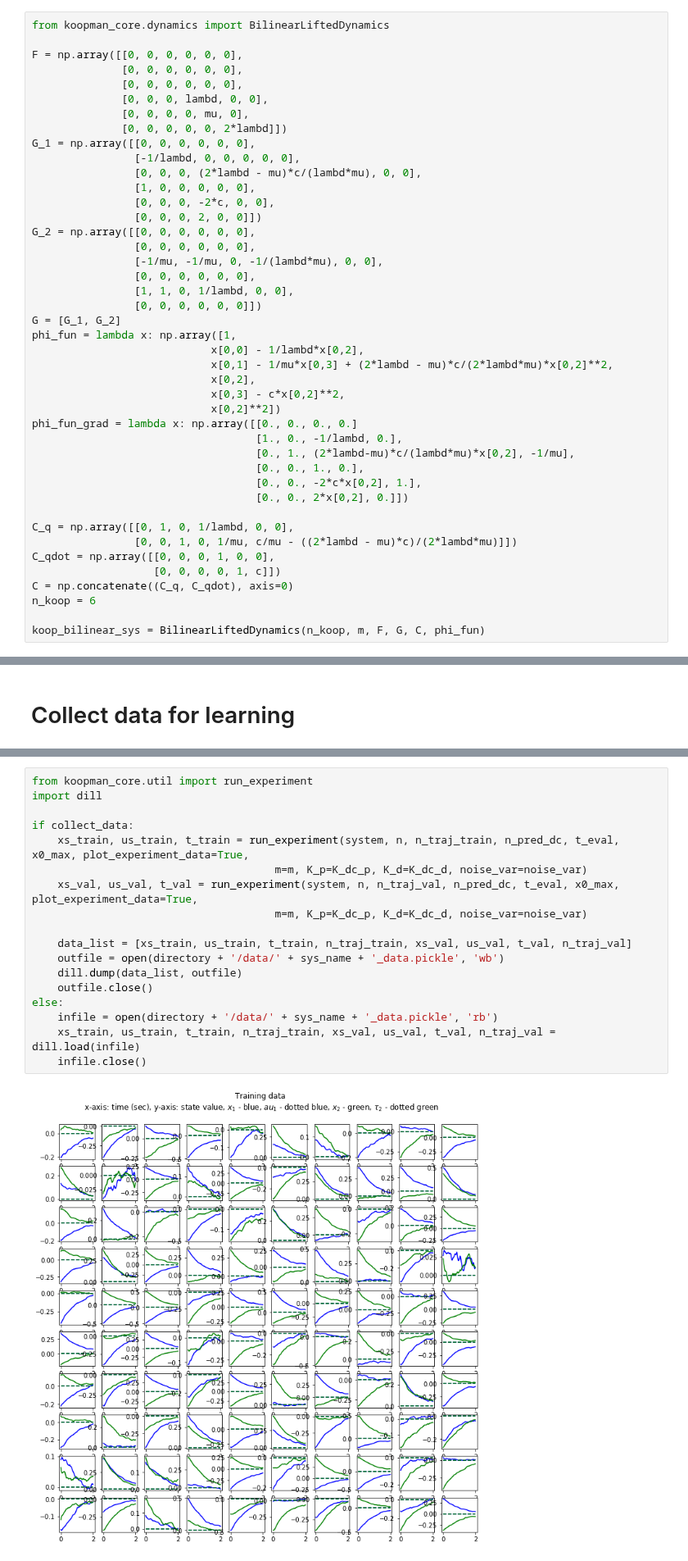
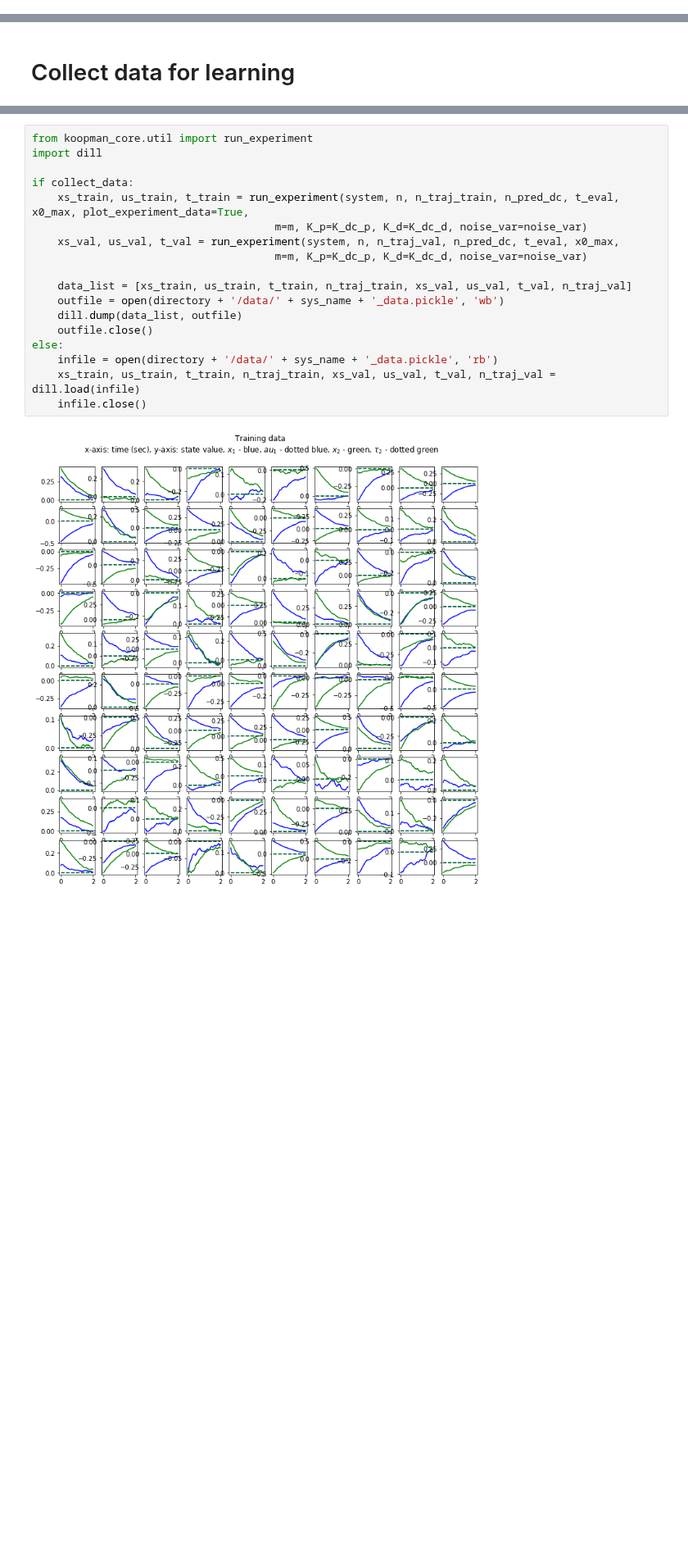
Before and after one commit to Cafolkes/koopman_learning_and_control, a Jupyter notebook: working_files/bkeedmd/bilinearizable_sys_mpc_nn.ipynb, the cells around one changed output, grey strips where cells are left out. Shown at 82% size. Saved outputs shown, nothing was run; the diff lists cells and outputs as text; blank space fills up the shorter version.

```diff
--- a/working_files/bkeedmd/bilinearizable_sys_mpc_nn.ipynb
+++ b/working_files/bkeedmd/bilinearizable_sys_mpc_nn.ipynb
@@ -209,46 +96,3 @@ G_2 = \begin{bmatrix}
 0 & 0 & 0 & 0 & 0 & 0\\
 \end{bmatrix}
 \end{equation}
-# %%
-from koopman_core.dynamics import BilinearLiftedDynamics
-
-F = np.array([[0, 0, 0, 0, 0, 0],
-              [0, 0, 0, 0, 0, 0],
-              [0, 0, 0, 0, 0, 0],
-              [0, 0, 0, lambd, 0, 0],
-              [0, 0, 0, 0, mu, 0],
-              [0, 0, 0, 0, 0, 2*lambd]])
-G_1 = np.array([[0, 0, 0, 0, 0, 0],
-                [-1/lambd, 0, 0, 0, 0, 0],
-                [0, 0, 0, (2*lambd - mu)*c/(lambd*mu), 0, 0],
-                [1, 0, 0, 0, 0, 0],
-                [0, 0, 0, -2*c, 0, 0],
-                [0, 0, 0, 2, 0, 0]])
-G_2 = np.array([[0, 0, 0, 0, 0, 0],
-                [0, 0, 0, 0, 0, 0],
-                [-1/mu, -1/mu, 0, -1/(lambd*mu), 0, 0],
-                [0, 0, 0, 0, 0, 0],
-                [1, 1, 0, 1/lambd, 0, 0],
-                [0, 0, 0, 0, 0, 0]])
-G = [G_1, G_2]
-phi_fun = lambda x: np.array([1,
-                            x[0,0] - 1/lambd*x[0,2],
-                            x[0,1] - 1/mu*x[0,3] + (2*lambd - mu)*c/(2*lambd*mu)*x[0,2]**2,
-                            x[0,2],
-                            x[0,3] - c*x[0,2]**2,
-                            x[0,2]**2])
-phi_fun_grad = lambda x: np.array([[0., 0., 0., 0.]
-                                   [1., 0., -1/lambd, 0.],
-                                   [0., 1., (2*lambd-mu)*c/(lambd*mu)*x[0,2], -1/mu],
-                                   [0., 0., 1., 0.],
-                                   [0., 0., -2*c*x[0,2], 1.],
-                                   [0., 0., 2*x[0,2], 0.]])
-
-C_q = np.array([[0, 1, 0, 1/lambd, 0, 0],
-                [0, 0, 1, 0, 1/mu, c/mu - ((2*lambd - mu)*c)/(2*lambd*mu)]])
-C_qdot = np.array([[0, 0, 0, 1, 0, 0],
-                   [0, 0, 0, 0, 1, c]])
-C = np.concatenate((C_q, C_qdot), axis=0)
-n_koop = 6
-
-koop_bilinear_sys = BilinearLiftedDynamics(n_koop, m, F, G, C, phi_fun)
@@ -288,20 +195,20 @@ directory = os.path.abspath("")                                     # Path to sa
 # %%
 from koopman_core.util import run_experiment
 import dill
 
 if collect_data:
     xs_train, us_train, t_train = run_experiment(system, n, n_traj_train, n_pred_dc, t_eval, x0_max, plot_experiment_data=True,
                                       m=m, K_p=K_dc_p, K_d=K_dc_d, noise_var=noise_var)
-    xs_val, us_val, t_val = run_experiment(system, n, n_traj_val, n_pred_dc, t_eval, x0_max, plot_experiment_data=True,
+    xs_val, us_val, t_val = run_experiment(system, n, n_traj_val, n_pred_dc, t_eval, x0_max,
                                       m=m, K_p=K_dc_p, K_d=K_dc_d, noise_var=noise_var)
 
     data_list = [xs_train, us_train, t_train, n_traj_train, xs_val, us_val, t_val, n_traj_val]
     outfile = open(directory + '/data/' + sys_name + '_data.pickle', 'wb')
     dill.dump(data_list, outfile)
     outfile.close()
 else:
     infile = open(directory + '/data/' + sys_name + '_data.pickle', 'rb')
     xs_train, us_train, t_train, n_traj_train, xs_val, us_val, t_val, n_traj_val = dill.load(infile)
     infile.close()
 # %% [output]
-[figure, old version]
+[figure, new version]
```
Also changed, not shown: parts of 42 cells of this notebook, 28 other files.
